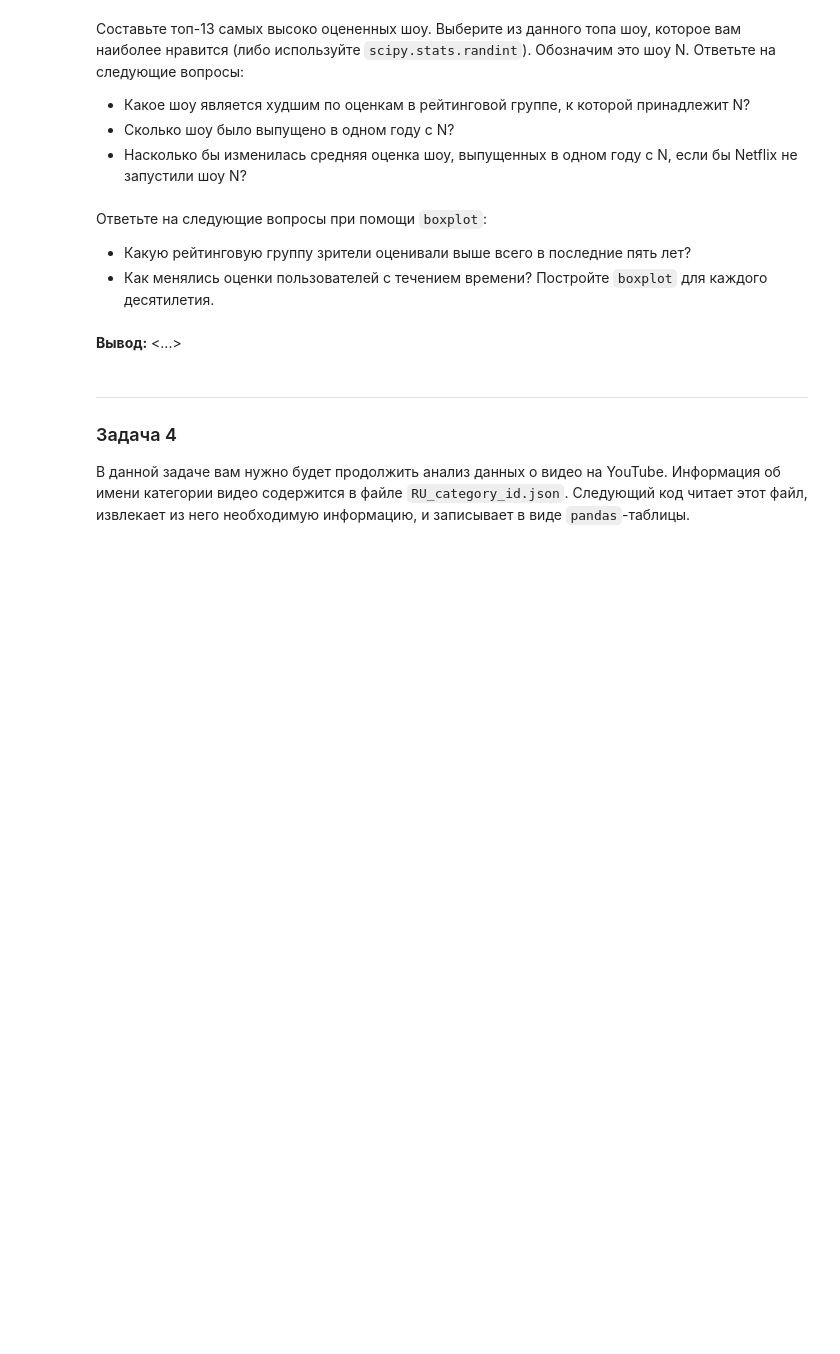
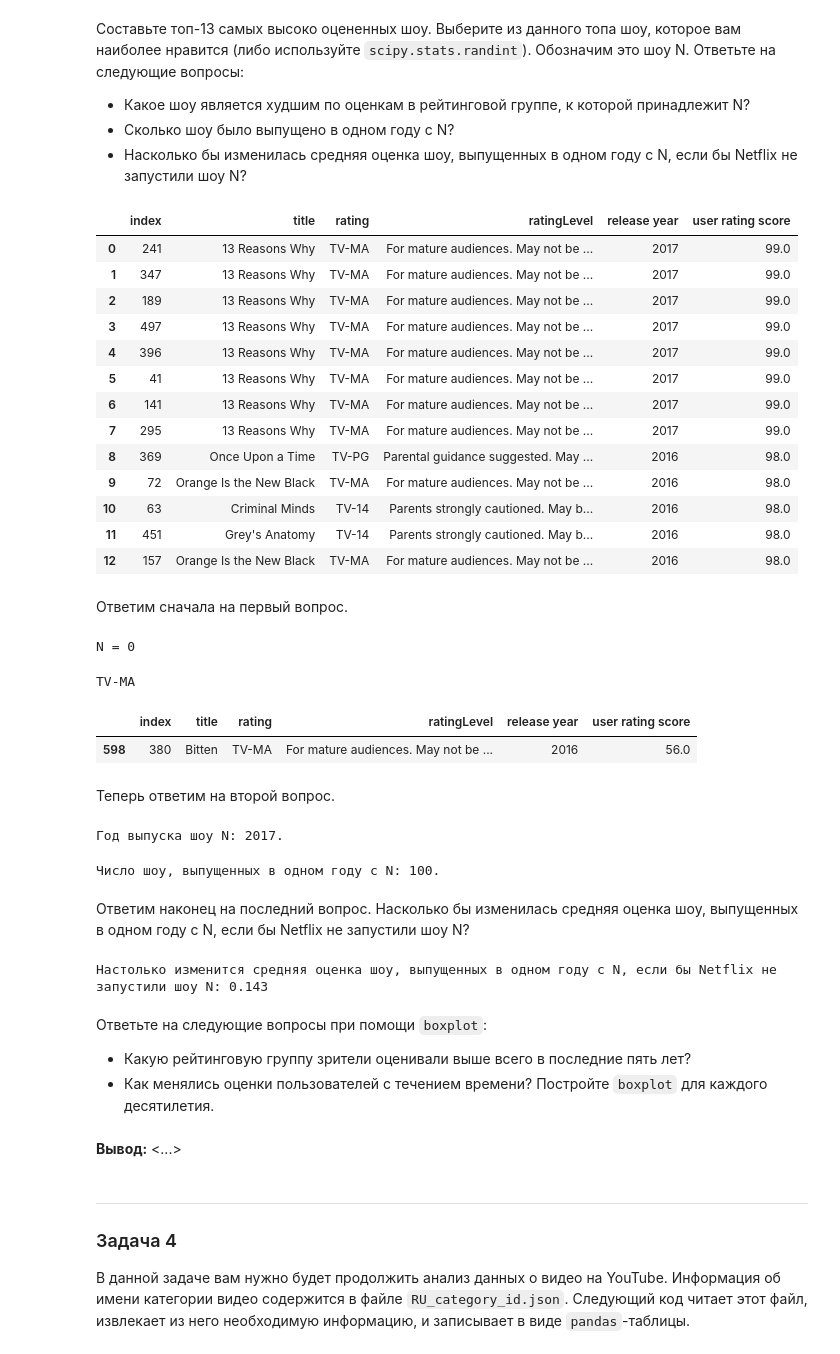
Before and after one commit to TopCoder2K/DS-introduction, a Jupyter notebook: notebooks/2.814.9.ipynb, the cells around one changed output. Saved outputs shown, nothing was run; the diff lists cells and outputs as text; code cells hidden in the pictures; blank space fills up the shorter version.

```diff
--- a/notebooks/2.814.9.ipynb
+++ b/notebooks/2.814.9.ipynb
@@ -496,3 +600,67 @@ print('Строк удалено: {}.'.format(old_size - new_size))
+# %%
+data = data.sort_values('user rating score', ascending=False).reset_index()
+data.head(13)
+# %% [output]
+|  | index | title | rating | ratingLevel | release year | user rating score |
+| 0 | 241 | 13 Reasons Why | TV-MA | For mature audiences. May not be ... | 2017 | 99.0 |
+| 1 | 347 | 13 Reasons Why | TV-MA | For mature audiences. May not be ... | 2017 | 99.0 |
+| 2 | 189 | 13 Reasons Why | TV-MA | For mature audiences. May not be ... | 2017 | 99.0 |
+| 3 | 497 | 13 Reasons Why | TV-MA | For mature audiences. May not be ... | 2017 | 99.0 |
+| 4 | 396 | 13 Reasons Why | TV-MA | For mature audiences. May not be ... | 2017 | 99.0 |
+| 5 | 41 | 13 Reasons Why | TV-MA | For mature audiences. May not be ... | 2017 | 99.0 |
+| 6 | 141 | 13 Reasons Why | TV-MA | For mature audiences. May not be ... | 2017 | 99.0 |
+| 7 | 295 | 13 Reasons Why | TV-MA | For mature audiences. May not be ... | 2017 | 99.0 |
+| 8 | 369 | Once Upon a Time | TV-PG | Parental guidance suggested. May ... | 2016 | 98.0 |
+| 9 | 72 | Orange Is the New Black | TV-MA | For mature audiences. May not be ... | 2016 | 98.0 |
+| 10 | 63 | Criminal Minds | TV-14 | Parents strongly cautioned. May b... | 2016 | 98.0 |
+| 11 | 451 | Grey's Anatomy | TV-14 | Parents strongly cautioned. May b... | 2016 | 98.0 |
+| 12 | 157 | Orange Is the New Black | TV-MA | For mature audiences. May not be ... | 2016 | 98.0 |
+# %% [markdown]
+Ответим сначала на первый вопрос.
+# %%
+from scipy.stats import randint
+N = int(randint(low=0, high=12).rvs(size=1))
+print('N = {}'.format(N))
+# %% [output]
+N = 0
+# %%
+rating_group = data.loc[N, 'rating']
+print(rating_group)
+# %% [output]
+TV-MA
+# %%
+data[np.logical_and(
+    data['user rating score'] == \
+    data[data['rating'] == rating_group]['user rating score'].min(),
+    data['rating'] == rating_group
+)]
+# %% [output]
+|  | index | title | rating | ratingLevel | release year | user rating score |
+| 598 | 380 | Bitten | TV-MA | For mature audiences. May not be ... | 2016 | 56.0 |
+# %% [markdown]
+Теперь ответим на второй вопрос.
+# %%
+year = data.loc[N, 'release year']
+print('Год выпуска шоу N: {}.'.format(year))
+# %% [output]
+Год выпуска шоу N: 2017.
+# %%
+print('Число шоу, выпущенных в одном году с N: {}.'.format(
+    len(data[data['release year'] == year])
+))
+# %% [output]
+Число шоу, выпущенных в одном году с N: 100.
+# %% [markdown]
+Ответим наконец на последний вопрос.
+Насколько бы изменилась средняя оценка шоу, выпущенных в одном году с N, если бы Netflix не запустили шоу N?
+# %%
+print('Настолько изменится средняя оценка шоу, выпущенных в одном году с N, \
+если бы Netflix не запустили шоу N: {0:.3f}'.format(
+    data[data['release year'] == year]['user rating score'].mean() -\
+    data[data['release year'] == year].drop(N)['user rating score'].mean()
+))
+# %% [output]
+Настолько изменится средняя оценка шоу, выпущенных в одном году с N, если бы Netflix не запустили шоу N: 0.143
 # %% [markdown]
 Ответьте на следующие вопросы при помощи `boxplot`:
 * Какую рейтинговую группу зрители оценивали выше всего в последние пять лет?
```
Also changed, not shown: parts of 32 cells of this notebook.
